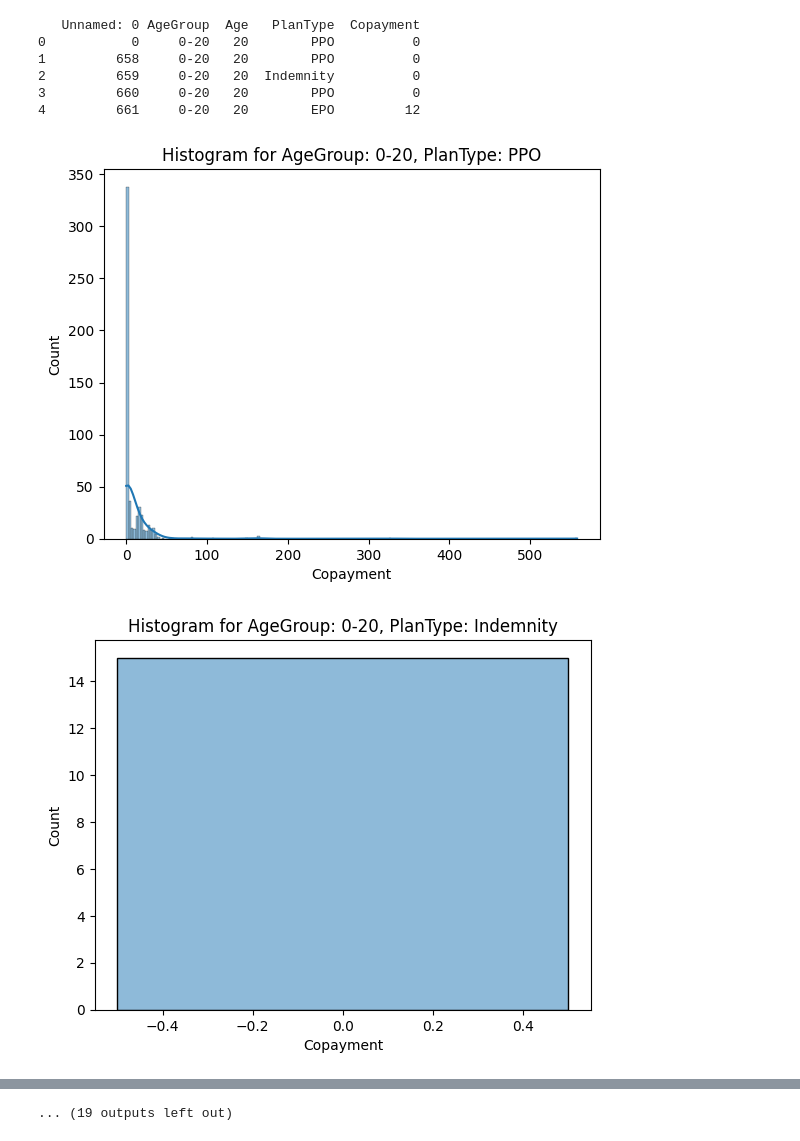
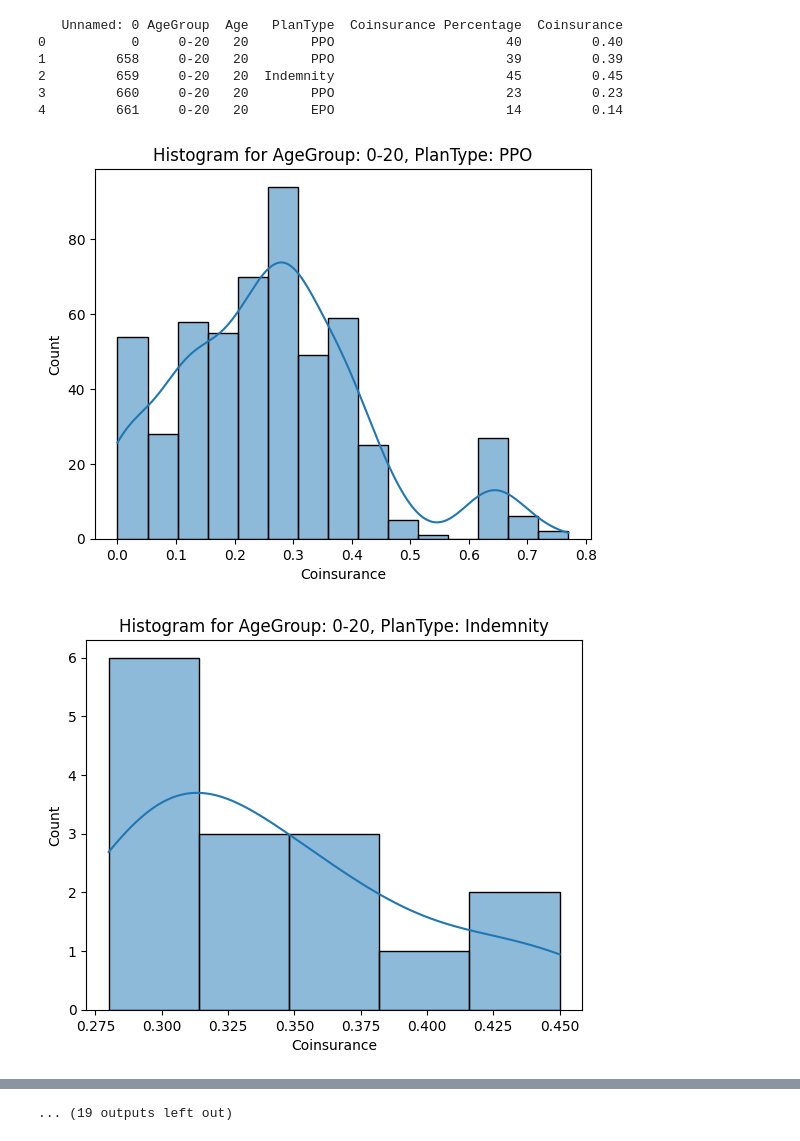
Before and after one commit to saverin0/US-Healthcare-System-Data-Analysis, a Jupyter notebook: 6.Distribute_data-Use.ipynb, the cells around one changed output, grey strips where cells are left out. Saved outputs shown, nothing was run; the diff lists cells and outputs as text; code cells hidden in the pictures.

```diff
--- a/6.Distribute_data-Use.ipynb
+++ b/6.Distribute_data-Use.ipynb
@@ -36,30 +35,30 @@ from scipy.stats import levene
 # %%
 # Load the dataset from Binning-Use.ipynb
 df = pd.read_csv('final_binning.csv')
 
 # Show basic information
 print(df.head())
 
 # 1. Check the distribution of data (Normality)
 # We will check normality for each age group and plan type (PlanType)
 
 # Select the column you want to test
 age_groups = df['AgeGroup'].unique()  # AgeGroup
 plan_types = df['PlanType'].unique()  # PlanType
 
 # 1.1 Draw a histogram for checking dispersion
 for age in age_groups:
     for plan in plan_types:
         subset = df[(df['AgeGroup'] == age) & (df['PlanType'] == plan)]
-        sns.histplot(subset['Copayment'], kde=True)
+        sns.histplot(subset['Coinsurance'], kde=True)
         plt.title(f'Histogram for AgeGroup: {age}, PlanType: {plan}')
         plt.show()
 # %% [output]
-   Unnamed: 0 AgeGroup  Age   PlanType  Copayment
-0           0     0-20   20        PPO          0
-1         658     0-20   20        PPO          0
-2         659     0-20   20  Indemnity          0
-3         660     0-20   20        PPO          0
-4         661     0-20   20        EPO         12
+   Unnamed: 0 AgeGroup  Age   PlanType  Coinsurance Percentage  Coinsurance
+0           0     0-20   20        PPO                      40         0.40
+1         658     0-20   20        PPO                      39         0.39
+2         659     0-20   20  Indemnity                      45         0.45
+3         660     0-20   20        PPO                      23         0.23
+4         661     0-20   20        EPO                      14         0.14
-[figure, old version]
+[figure, new version]
-[figure, old version]
+[figure, new version]
```
Also changed, not shown: parts of 14 cells of this notebook, 3 other files.
